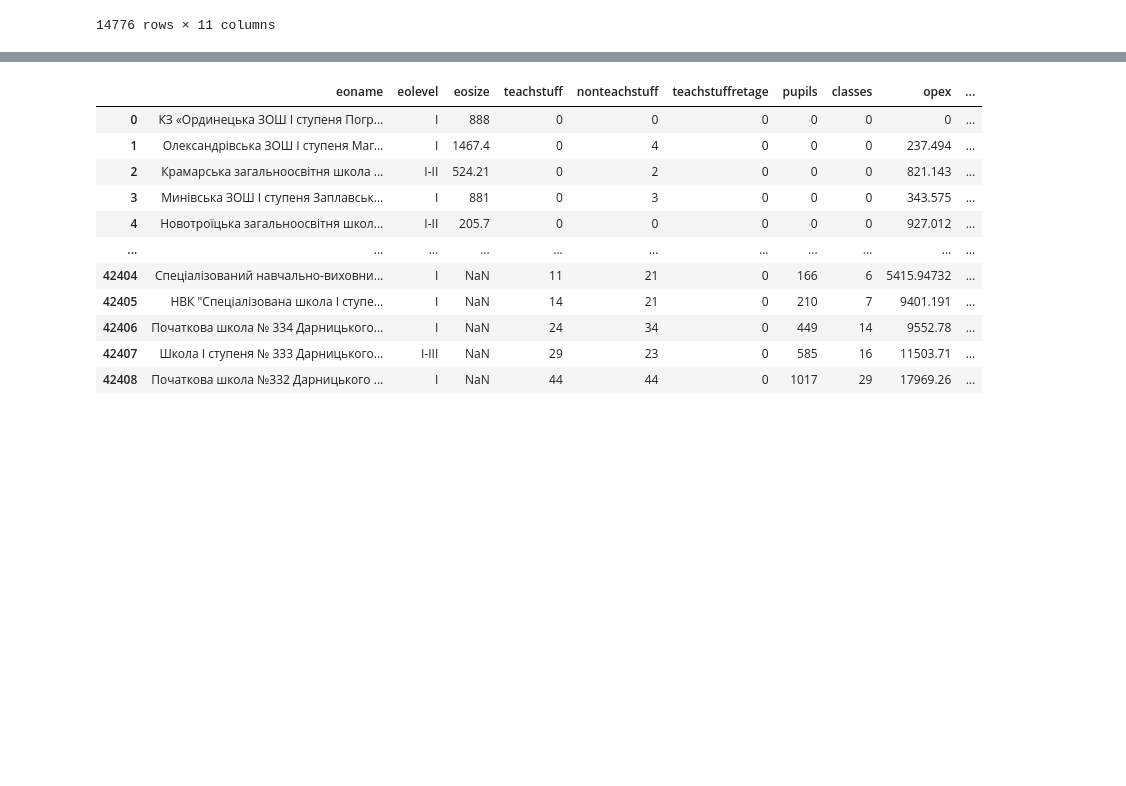
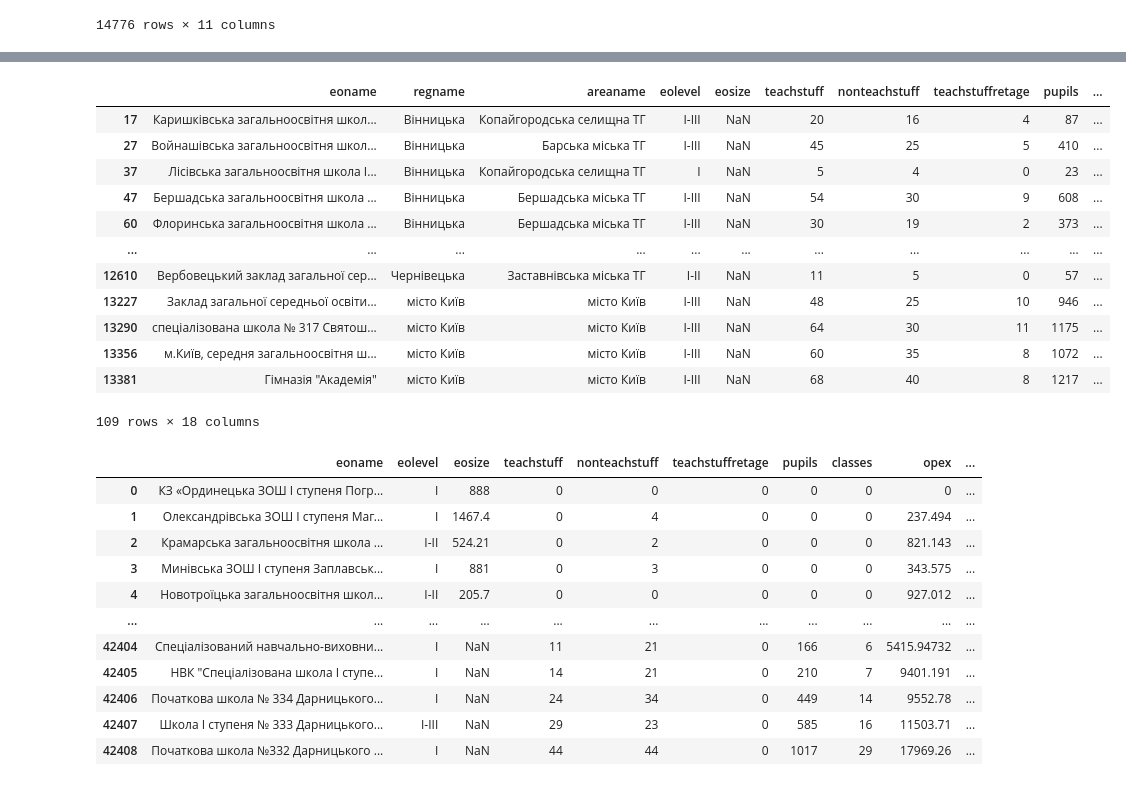
Before and after one commit to DataResponsibly/ZNO-Dataset, a Jupyter notebook: notebooks/tables_creation/Schools_stats_table.ipynb, the cells around one changed output, grey strips where cells are left out. Cells and saved outputs as stored; diff of their text form; code cells hidden in the pictures; blank space fills up the shorter version.

```diff
--- a/notebooks/tables_creation/Schools_stats_table.ipynb
+++ b/notebooks/tables_creation/Schools_stats_table.ipynb
@@ -113,3 +148,34 @@ datasets[2020]
+# %%
+datasets[2020].loc[datasets[2020]['EDRPOU'].apply(len) == 7, 'EDRPOU'] = '0' + datasets[2020].loc[datasets[2020]['EDRPOU'].apply(len) == 7, 'EDRPOU']
+datasets[2020].loc[datasets[2020]['eoname'] == 'Турбівська загальноосвітня школа І-ІІІ ст. №2 _x000D_\nЛиповецької районної ради _x000D_\nВінницької області_x000D_\n_x000D_\n', 'EDRPOU'] = '21723820'
+datasets[2020].loc[datasets[2020]['eoname'] == 'Середня загальноосвітня школа І - ІІІ ступенів села Уладівка Літинський район Вінницька область', 'EDRPOU'] = '26229088'
+datasets[2020].loc[datasets[2020]['eoname'] == 'Середня загальноосвітня школа І-ІІІ ступенів с. Івча', 'EDRPOU'] = '26223660'
+datasets[2020].loc[datasets[2020]['eoname'] == 'Комунальний заклад "Загальноосвітня школа І-ІІІ ступенів № 19 Вінницької міської ради"', 'EDRPOU'] = '26235447'
+datasets[2020].loc[datasets[2020]['eoname'] == 'Тисаашванська загальноосвітня школа І-ІІ ступенів Ужгородської районної ради Закарпатської області', 'EDRPOU'] = '22103539'
+datasets[2020].loc[datasets[2020]['eoname'] == 'Пшеничниківський навчально-виховний комплекс "Загальноосвітня школа І-ІІ ступенів - дошкільний навчальний заклад" Тисменицької районної ради Івано-Франківської області', 'EDRPOU'] = '20563076'
+datasets[2020].loc[datasets[2020]['eoname'] == 'Старобільська загальноосвітня школа ІІ-ІІІ ступенів №4 Старобільської районної ради Луганської області', 'EDRPOU'] = '33199525'
+datasets[2020].loc[datasets[2020]['eoname'] == 'Заклад загальноосвітньої середньої освіти І ступення села Смеречка Старосамбірського району Львівської області', 'EDRPOU'] = '00000000'
+datasets[2020].loc[datasets[2020]['eoname'] == 'Загальноосвітня середня школа І ступеня села Дністрик Старосамбірського району Львівської області', 'EDRPOU'] = '00000000'
+datasets[2020].loc[datasets[2020]['eoname'] == 'Заклад загальної середньої освіти І ступеня села Головецько-Золотнівець Старосамбірського району Львівської області', 'EDRPOU'] = '00000000'
+datasets[2020].loc[datasets[2020]['eoname'] == "Воле - Блажівська середня загальноосвітня школа І ступеня Чукв'янської сільської ради Самбірського району Львівської області", 'EDRPOU'] = '22378609'
+datasets[2020].loc[datasets[2020]['eoname'] == 'Загальноосвітня школа І ступеня села Виноградне', 'EDRPOU'] = '24625450'
+datasets[2020].loc[datasets[2020]['eoname'] == ' Херсонський навчально-виховний комплекс "Загальноосвітня школа ІІ ст-ліцей журналістики, економіки та правознавства" Херсонської міської ради', 'EDRPOU'] = '24114961'
+# %%
+datasets[2020][datasets[2020].duplicated(subset=['EDRPOU'], keep=False)]
+# %% [output]
+|  | eoname | regname | areaname | eolevel | eosize | teachstuff | nonteachstuff | teachstuffretage | pupils | ... |
+| 17 | Каришківська загальноосвітня школ... | Вінницька | Копайгородська селищна ТГ | I-III | NaN | 20 | 16 | 4 | 87 | ... |
+| 27 | Войнашівська загальноосвітня школ... | Вінницька | Барcька міська ТГ | I-III | NaN | 45 | 25 | 5 | 410 | ... |
+| 37 | Лісівська загальноосвітня школа І... | Вінницька | Копайгородська селищна ТГ | I | NaN | 5 | 4 | 0 | 23 | ... |
+| 47 | Бершадська загальноосвітня школа ... | Вінницька | Бершадська міська ТГ | I-III | NaN | 54 | 30 | 9 | 608 | ... |
+| 60 | Флоринська загальноосвітня школа ... | Вінницька | Бершадська міська ТГ | I-III | NaN | 30 | 19 | 2 | 373 | ... |
+| ... | ... | ... | ... | ... | ... | ... | ... | ... | ... | ... |
+| 12610 | Вербовецький заклад загальної сер... | Чернівецька | Заставнівська міська ТГ | I-II | NaN | 11 | 5 | 0 | 57 | ... |
+| 13227 | Заклад загальної середньої освіти... | місто Київ | місто Київ | I-III | NaN | 48 | 25 | 10 | 946 | ... |
+| 13290 | спеціалізована школа № 317 Святош... | місто Київ | місто Київ | I-III | NaN | 64 | 30 | 11 | 1175 | ... |
+| 13356 | м.Київ, середня загальноосвітня ш... | місто Київ | місто Київ | I-III | NaN | 60 | 35 | 8 | 1072 | ... |
+| 13381 | Гімназія "Академія" | місто Київ | місто Київ | I-III | NaN | 68 | 40 | 8 | 1217 | ... |
+109 rows × 18 columns
 # %%
 concatenated_df = pd.concat(list(datasets.values()), ignore_index=True)
 concatenated_df
```
Also changed, not shown: parts of 7 cells of this notebook.
